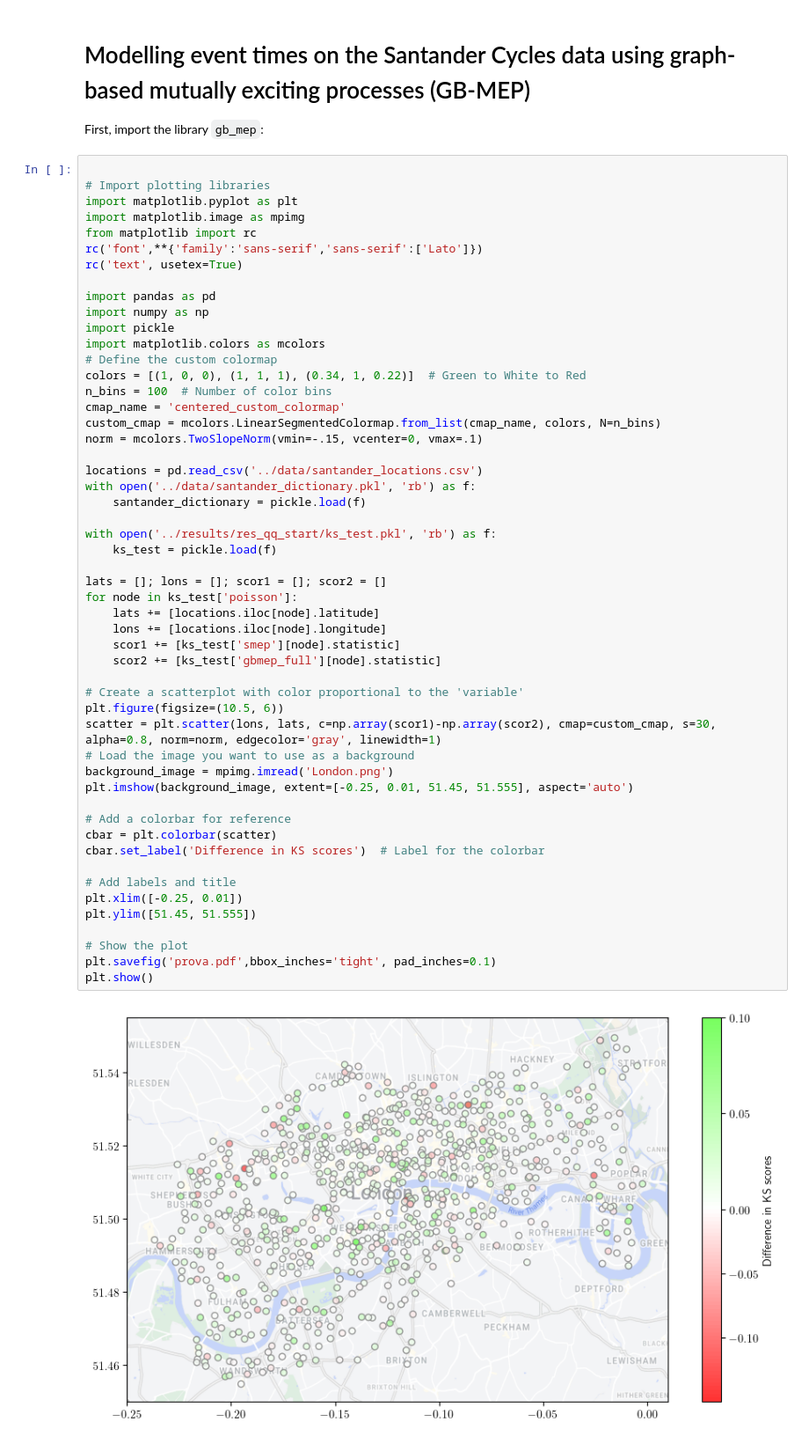
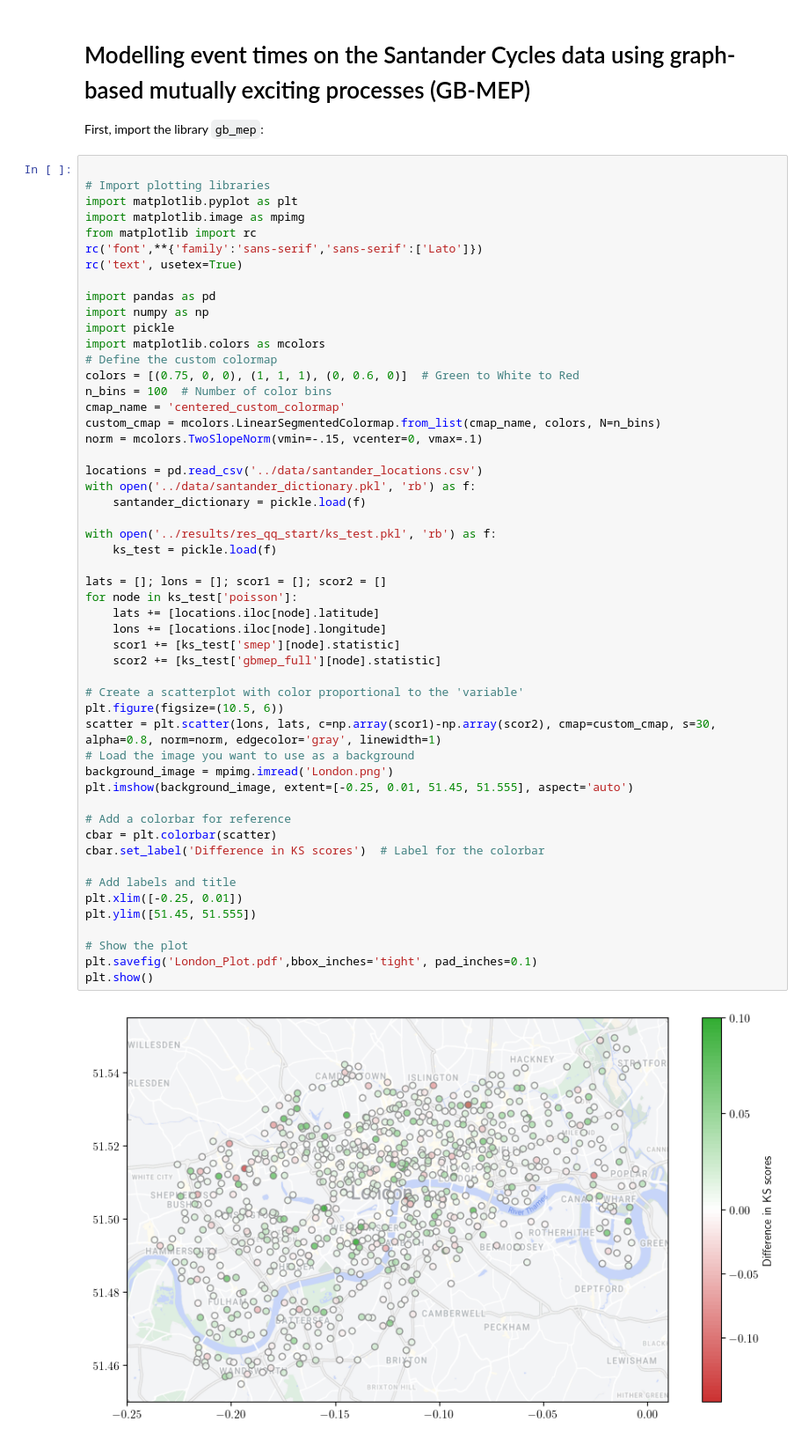
Before and after one commit to fraspass/gb-mep, a Jupyter notebook: plots/Santander_Cycles_Plots.ipynb, the cells around one changed output. Shown: that part at 88% size. Saved outputs shown, nothing was run; the diff lists cells and outputs as text.

```diff
--- a/plots/Santander_Cycles_Plots.ipynb
+++ b/plots/Santander_Cycles_Plots.ipynb
@@ -15,7 +15,7 @@ import numpy as np
 import pickle
 import matplotlib.colors as mcolors
 # Define the custom colormap
-colors = [(1, 0, 0), (1, 1, 1), (0.34, 1, 0.22)]  # Green to White to Red
+colors = [(0.75, 0, 0), (1, 1, 1), (0, 0.6, 0)]  # Green to White to Red
 n_bins = 100  # Number of color bins
 cmap_name = 'centered_custom_colormap'
 custom_cmap = mcolors.LinearSegmentedColormap.from_list(cmap_name, colors, N=n_bins)
@@ -26,32 +26,32 @@ with open('../data/santander_dictionary.pkl', 'rb') as f:
     santander_dictionary = pickle.load(f)
 
 with open('../results/res_qq_start/ks_test.pkl', 'rb') as f:
     ks_test = pickle.load(f)
 
 lats = []; lons = []; scor1 = []; scor2 = []
 for node in ks_test['poisson']:
     lats += [locations.iloc[node].latitude]
     lons += [locations.iloc[node].longitude]
     scor1 += [ks_test['smep'][node].statistic]
     scor2 += [ks_test['gbmep_full'][node].statistic]
 
 # Create a scatterplot with color proportional to the 'variable'
 plt.figure(figsize=(10.5, 6))
 scatter = plt.scatter(lons, lats, c=np.array(scor1)-np.array(scor2), cmap=custom_cmap, s=30, alpha=0.8, norm=norm, edgecolor='gray', linewidth=1)
 # Load the image you want to use as a background
 background_image = mpimg.imread('London.png')
 plt.imshow(background_image, extent=[-0.25, 0.01, 51.45, 51.555], aspect='auto')
 
 # Add a colorbar for reference
 cbar = plt.colorbar(scatter)
 cbar.set_label('Difference in KS scores')  # Label for the colorbar
 
 # Add labels and title
 plt.xlim([-0.25, 0.01])
 plt.ylim([51.45, 51.555])
 
 # Show the plot
-plt.savefig('prova.pdf',bbox_inches='tight', pad_inches=0.1)
+plt.savefig('London_Plot.pdf',bbox_inches='tight', pad_inches=0.1)
 plt.show()
 # %% [output]
-[figure, old version]
+[figure, new version]
```
Also changed, not shown: 12 other files.
